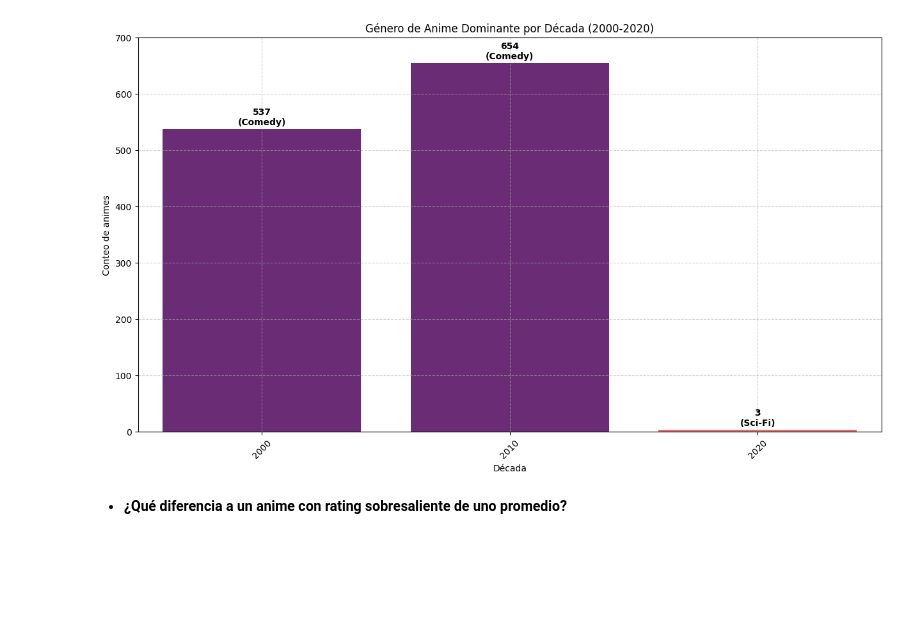
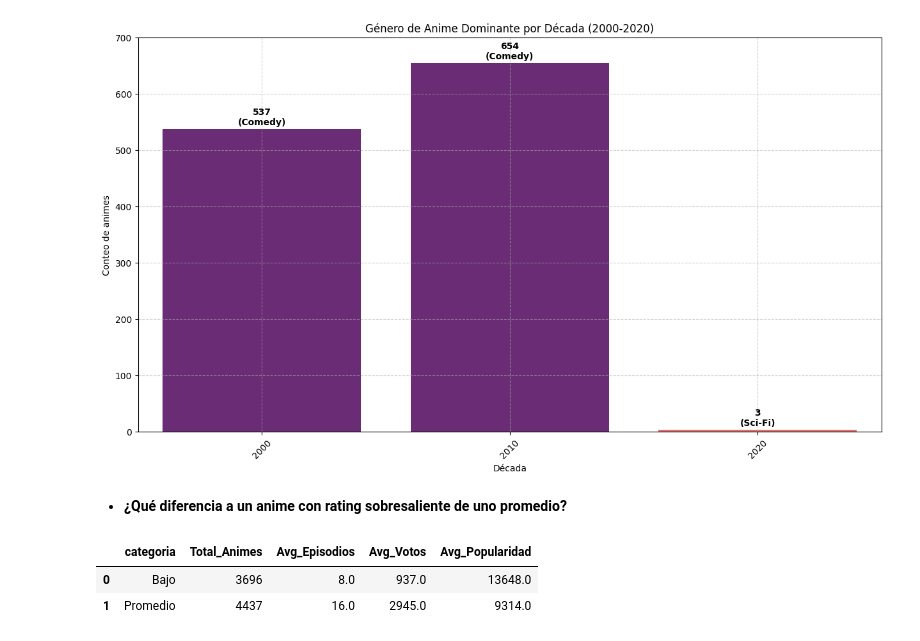
Before and after one commit to SaitoM17/anime_analisis, a Jupyter notebook: notebooks/anime.ipynb, the cells around one changed output. Cells and saved outputs as stored; diff of their text form; code cells hidden in the pictures; blank space fills up the shorter version.

Commit message:
feat: Obtención de difernecia de un anime ragtin

```diff
--- a/notebooks/anime.ipynb
+++ b/notebooks/anime.ipynb
@@ -291,3 +291,35 @@ plt.show()
 [figure]
 # %% [markdown]
 * **¿Qué diferencia a un anime con rating sobresaliente de uno promedio?**
+# %%
+def categorizacion(score):
+    if score >= 8.5:
+        return 'Sobresaliente'
+    elif score >= 6.0 and score < 8.5:
+        return 'Promedio'
+    else:
+        return 'Bajo'
+
+# Exlución de valors imputados
+df_animes = dic_df['Animes']
+df_popularidad = dic_df['Popularidad']
+df_animes = df_animes[(df_animes['tipo'] != 'N/A') & (df_animes['episodios'] < 9999)]
+df_popularidad = df_popularidad[(df_popularidad['score'] < 9999) & (df_popularidad['scored_by'] < 9999)]
+
+# Unir las tablas
+merge_anime_popularidad = pd.merge(df_animes, df_popularidad, on='mal_id', how='inner')
+
+merge_anime_popularidad['categoria'] = merge_anime_popularidad['score'].apply(categorizacion)
+
+resumen_diferencia = merge_anime_popularidad.groupby('categoria').agg(
+    Total_Animes=('mal_id', 'count'),
+    Avg_Episodios=('episodios', 'mean'),
+    Avg_Votos=('scored_by', 'mean'),
+    Avg_Popularidad=('popularidad', 'mean')
+).round(0).reset_index()
+
+resumen_diferencia
+# %% [output]
+|  | categoria | Total_Animes | Avg_Episodios | Avg_Votos | Avg_Popularidad |
+| 0 | Bajo | 3696 | 8.0 | 937.0 | 13648.0 |
+| 1 | Promedio | 4437 | 16.0 | 2945.0 | 9314.0 |
```
